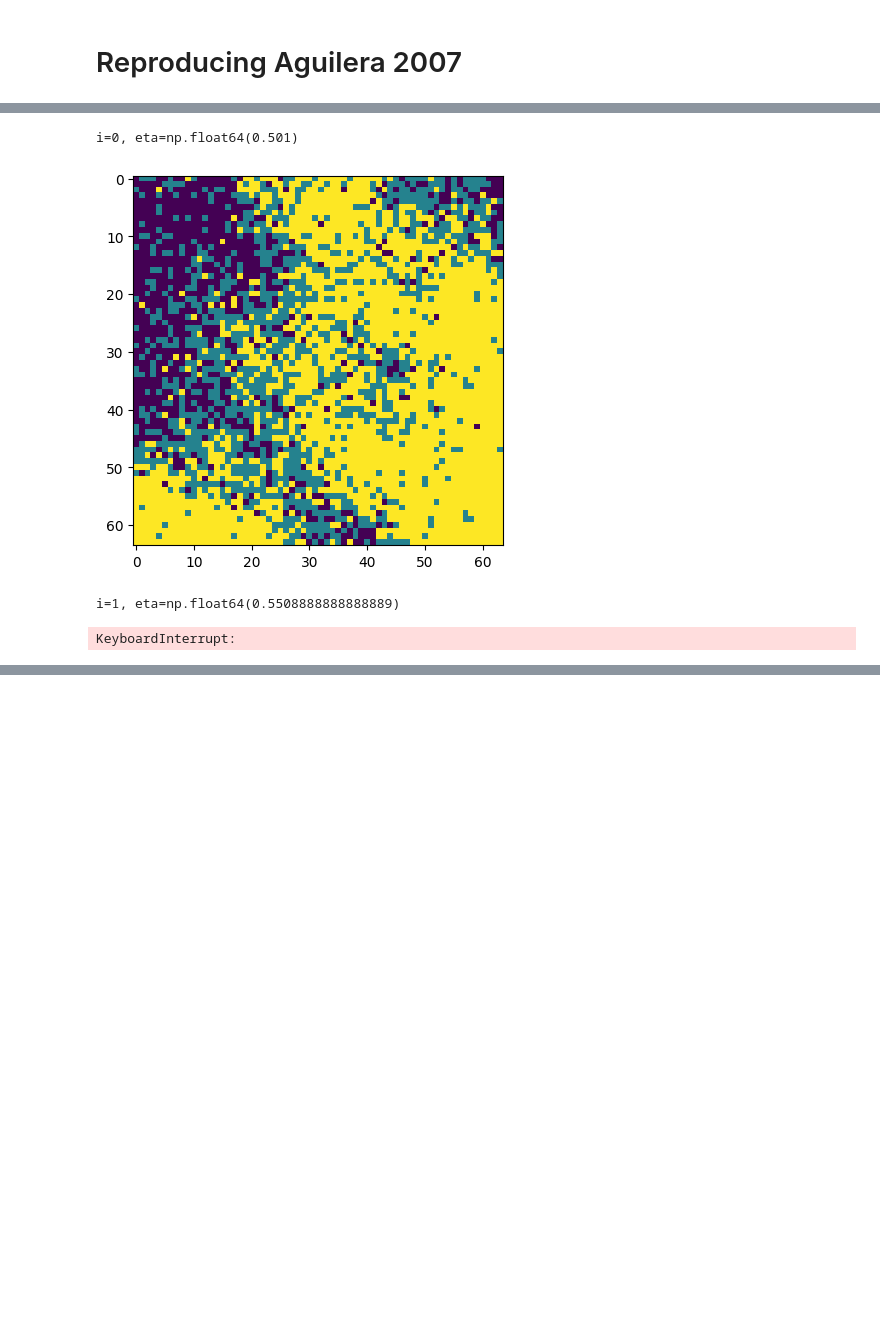
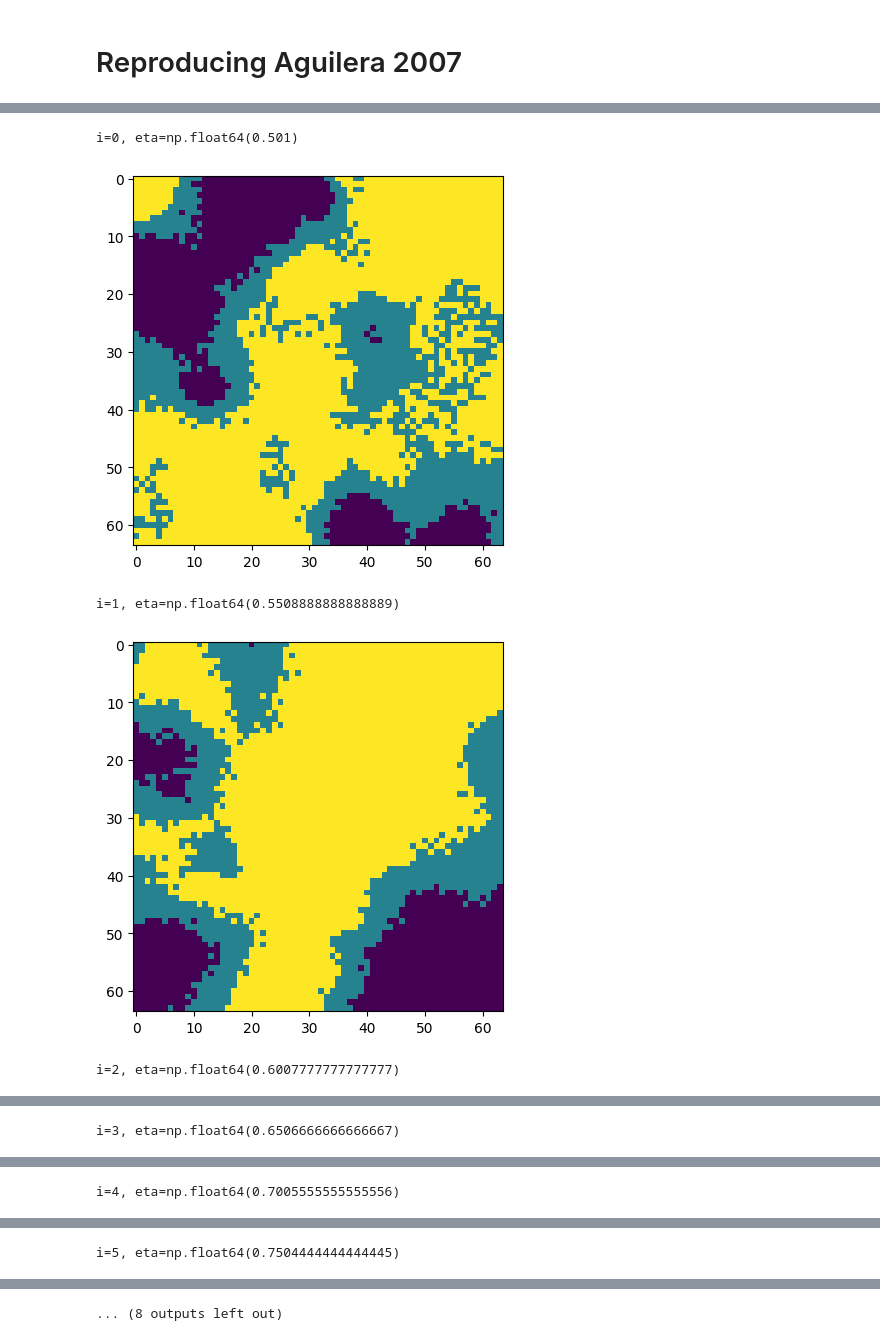
Before and after one commit to markalvaress/Housing_Multiple_IM, a Jupyter notebook: toy_model.ipynb, the cells around one changed output, grey strips where cells are left out. Cells and saved outputs as stored; diff of their text form; code cells hidden in the pictures; blank space fills up the shorter version.

```diff
--- a/toy_model.ipynb
+++ b/toy_model.ipynb
@@ -8,6 +9,6 @@ import random
 # %%
 # Parameters
-lambda_ = 0.7  # lambda parameter for updating house values
+lambda_ = 0.8  # lambda parameter for updating house values
 n, m = 20, 20  # Grid size
 
 # Define affluence values for rich, middle, and poor
@@ -100,7 +101,7 @@ cbar.set_label('House Price')
 # Simulation loop
 for step in range(n_steps):
     # Update house values
-    house_grid = update_values(affluence_grid, house_grid, lambda_)
+    house_grid = update_values(affluence_grid, house_grid, lambda_, r)
 
     # Propose random move - several in each step
     for i in range(10):
@@ -124,7 +130,8 @@ n_simulations = 10
 etas = np.linspace(0.501, 0.95, n_simulations)
 
 # Parameters
-lambda_ = 0.9  # lambda parameter for updating house values
+#lambda_ = 0.9  # lambda parameter for updating house values
+lambdas = np.linspace(0.7, 0.95, n_simulations)
 n, m = 64,64  # Grid size
 r = 2 # Radius of square neighbourhood
 n_steps = 2000 # number of simulation iterations
@@ -138,27 +145,28 @@ affluence_levels = {
 # %%
 theil_indices = np.zeros(n_simulations)
 segregation_indices = np.zeros(n_simulations)
 
 for i, eta in enumerate(etas):
     print(f"{i=}, {eta=}") # for debugging
     p, theil_indices[i] = spseg.generate_unequal_props(eta)
     affluence_grid, house_grid = random_board(n, m, p, affluence_levels)
 
     # Simulation loop
     for step in range(n_steps):
         # Update house values
-        house_grid = update_values(affluence_grid, house_grid, lambda_, r)
+        house_grid = am.calculate_new_house_values_conv(house_grid, affluence_grid, r, lambdas[i])
 
         # Propose random move - several in each step
-        for j in range(10):
+        for j in range(500):
             propose_swap(affluence_grid, house_grid)
 
     plt.imshow(affluence_grid)
     plt.show()
 
     segregation_indices[i] = spseg.spatial_segregation(affluence_grid)
 # %% [output]
 i=0, eta=np.float64(0.501)
-[figure, old version]
+[figure, new version]
 i=1, eta=np.float64(0.5508888888888889)
+[figure, added]
-KeyboardInterrupt:
+i=2, eta=np.float64(0.6007777777777777)
@@ -164,0 +174 @@ KeyboardInterrupt:
+i=3, eta=np.float64(0.6506666666666667)
@@ -164,0 +176 @@ KeyboardInterrupt:
+i=4, eta=np.float64(0.7005555555555556)
@@ -164,0 +178 @@ KeyboardInterrupt:
+i=5, eta=np.float64(0.7504444444444445)
@@ -164,0 +180 @@ KeyboardInterrupt:
+... (8 outputs left out)
```
Also changed, not shown: parts of 9 cells of this notebook, 5 other files.
